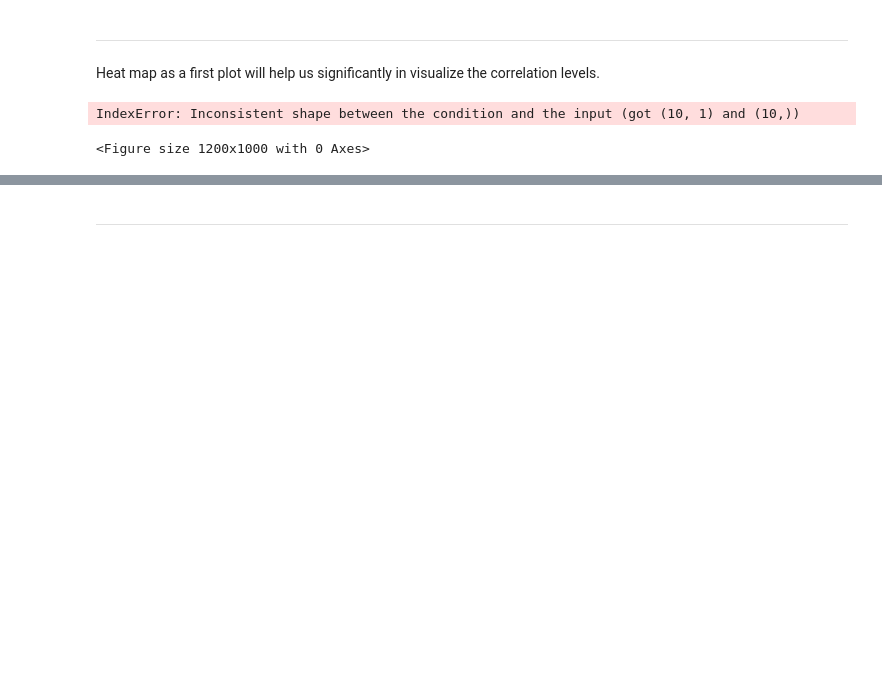
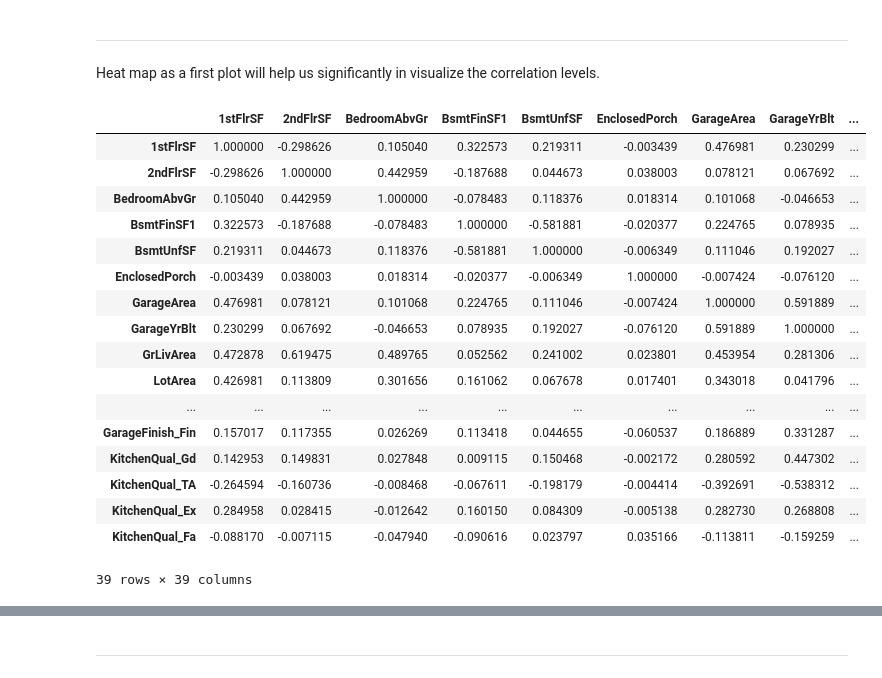
Before and after one commit to DevFabrizio/Fabrizio-Project-Five, a Jupyter notebook: jupyter_notebooks/Data Cleaning.ipynb, the cells around one changed output, grey strips where cells are left out. Cells and saved outputs as stored; diff of their text form; code cells hidden in the pictures; blank space fills up the shorter version.

```diff
--- a/jupyter_notebooks/Data Cleaning.ipynb
+++ b/jupyter_notebooks/Data Cleaning.ipynb
@@ -299,10 +299,25 @@ In order to fully answer the first business requirement (which was information o
 ---
 # %% [markdown]
 Heat map as a first plot will help us significantly in visualize the correlation levels.
-# %%
-sns.set_style('whitegrid')
-plt.figure(figsize=(12, 10))
-sns.heatmap()
-# %% [output]
-IndexError: Inconsistent shape between the condition and the input (got (10, 1) and (10,))
-<Figure size 1200x1000 with 0 Axes>
+# %%
+df_spearman_corr = df_ohe.corr(method='spearman')
+df_spearman_corr
+# %% [output]
+|  | 1stFlrSF | 2ndFlrSF | BedroomAbvGr | BsmtFinSF1 | BsmtUnfSF | EnclosedPorch | GarageArea | GarageYrBlt | ... |
+| 1stFlrSF | 1.000000 | -0.298626 | 0.105040 | 0.322573 | 0.219311 | -0.003439 | 0.476981 | 0.230299 | ... |
+| 2ndFlrSF | -0.298626 | 1.000000 | 0.442959 | -0.187688 | 0.044673 | 0.038003 | 0.078121 | 0.067692 | ... |
+| BedroomAbvGr | 0.105040 | 0.442959 | 1.000000 | -0.078483 | 0.118376 | 0.018314 | 0.101068 | -0.046653 | ... |
+| BsmtFinSF1 | 0.322573 | -0.187688 | -0.078483 | 1.000000 | -0.581881 | -0.020377 | 0.224765 | 0.078935 | ... |
+| BsmtUnfSF | 0.219311 | 0.044673 | 0.118376 | -0.581881 | 1.000000 | -0.006349 | 0.111046 | 0.192027 | ... |
+| EnclosedPorch | -0.003439 | 0.038003 | 0.018314 | -0.020377 | -0.006349 | 1.000000 | -0.007424 | -0.076120 | ... |
+| GarageArea | 0.476981 | 0.078121 | 0.101068 | 0.224765 | 0.111046 | -0.007424 | 1.000000 | 0.591889 | ... |
+| GarageYrBlt | 0.230299 | 0.067692 | -0.046653 | 0.078935 | 0.192027 | -0.076120 | 0.591889 | 1.000000 | ... |
+| GrLivArea | 0.472878 | 0.619475 | 0.489765 | 0.052562 | 0.241002 | 0.023801 | 0.453954 | 0.281306 | ... |
+| LotArea | 0.426981 | 0.113809 | 0.301656 | 0.161062 | 0.067678 | 0.017401 | 0.343018 | 0.041796 | ... |
+| ... | ... | ... | ... | ... | ... | ... | ... | ... | ... |
+| GarageFinish_Fin | 0.157017 | 0.117355 | 0.026269 | 0.113418 | 0.044655 | -0.060537 | 0.186889 | 0.331287 | ... |
+| KitchenQual_Gd | 0.142953 | 0.149831 | 0.027848 | 0.009115 | 0.150468 | -0.002172 | 0.280592 | 0.447302 | ... |
+| KitchenQual_TA | -0.264594 | -0.160736 | -0.008468 | -0.067611 | -0.198179 | -0.004414 | -0.392691 | -0.538312 | ... |
+| KitchenQual_Ex | 0.284958 | 0.028415 | -0.012642 | 0.160150 | 0.084309 | -0.005138 | 0.282730 | 0.268808 | ... |
+| KitchenQual_Fa | -0.088170 | -0.007115 | -0.047940 | -0.090616 | 0.023797 | 0.035166 | -0.113811 | -0.159259 | ... |
+39 rows × 39 columns
```
Also changed, not shown: parts of 3 cells of this notebook.
